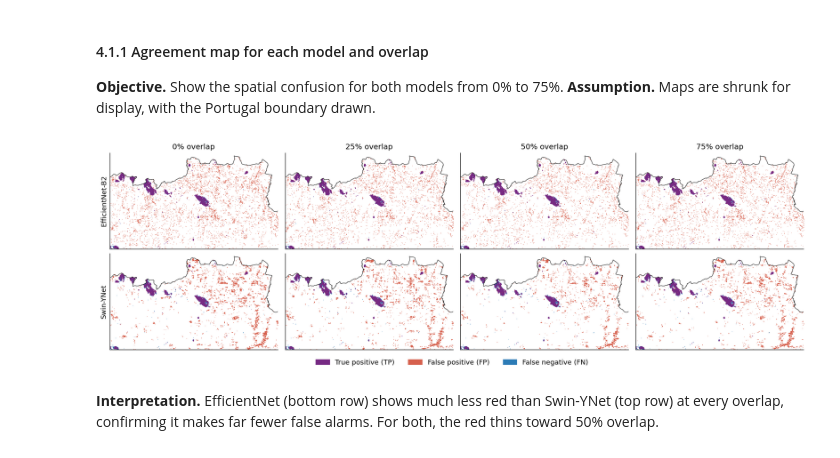
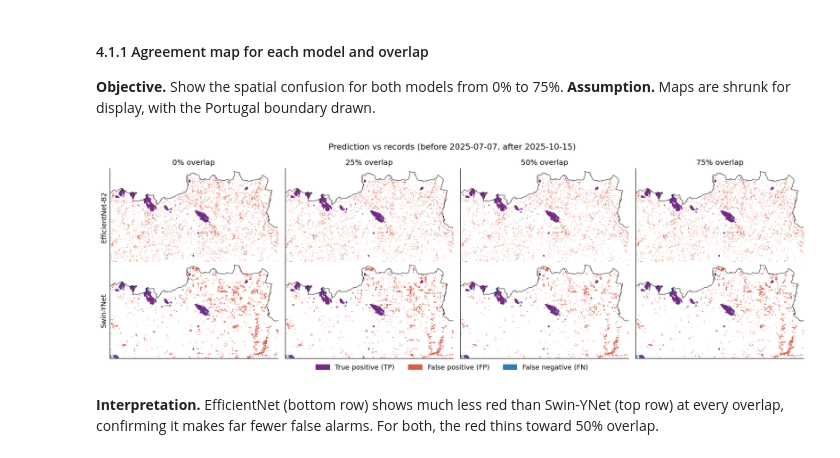
Before and after one commit to hannahandkush/Machine-Learning, a Jupyter notebook: notebooks/overlap_experiment.ipynb, the cells around one changed output. Cells and saved outputs as stored; diff of their text form; code cells hidden in the pictures.

```diff
--- a/notebooks/overlap_experiment.ipynb
+++ b/notebooks/overlap_experiment.ipynb
@@ -352,22 +354,23 @@ def confusion_rgb(mdl, ov):
 # %%
 fig, axes = plt.subplots(len(MODELS), len(OVERLAPS), figsize=(4*len(OVERLAPS), 2.6*len(MODELS)))
 axes = np.atleast_2d(axes)
 for i, mdl in enumerate(MODELS):
     for j, ov in enumerate(OVERLAPS):
         ax = axes[i, j]
         ax.imshow(confusion_rgb(mdl, ov), extent=EXTENT, origin="upper", interpolation="nearest")
         PT.boundary.plot(ax=ax, color="black", linewidth=0.6)
         ax.set_xlim(EXTENT[0], EXTENT[1]); ax.set_ylim(EXTENT[2], EXTENT[3])
         ax.set_xticks([]); ax.set_yticks([])
         if i == 0: ax.set_title(f"{ov}% overlap")
         if j == 0: ax.set_ylabel(MODEL_LABEL[mdl])
 handles = [mpatches.Patch(color=C_AGREE, label="True positive (TP)"),
            mpatches.Patch(color=C_FALSE, label="False positive (FP)"),
            mpatches.Patch(color=C_MISS, label="False negative (FN)")]
+fig.suptitle(f"Prediction vs records (before {BEFORE}, after {AFTER})", y=0.995)
 fig.legend(handles=handles, loc="lower center", ncol=3)
 plt.tight_layout(rect=[0, 0.04, 1, 1]); plt.show()
 # %% [output]
-[figure, old version]
+[figure, new version]
 # %% [markdown]
 **Interpretation.** EfficientNet (bottom row) shows much less red than
 Swin-YNet (top row) at every overlap, confirming it makes far fewer false alarms.
```
Also changed, not shown: parts of 2 cells of this notebook, 1 other file.
